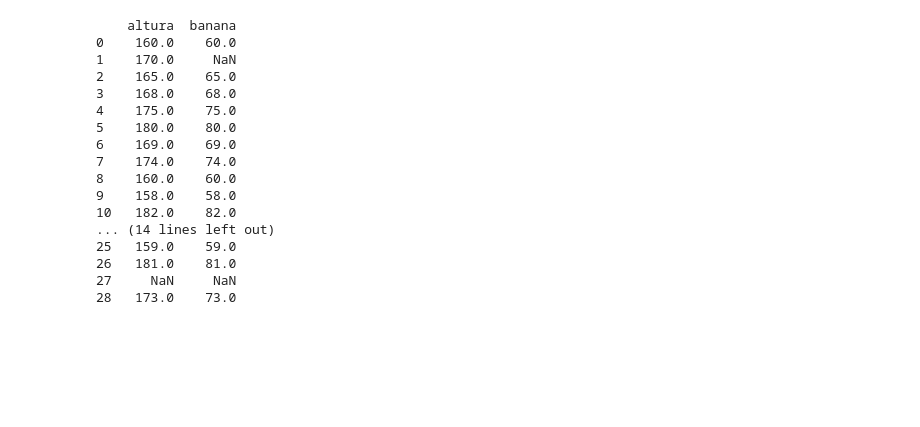
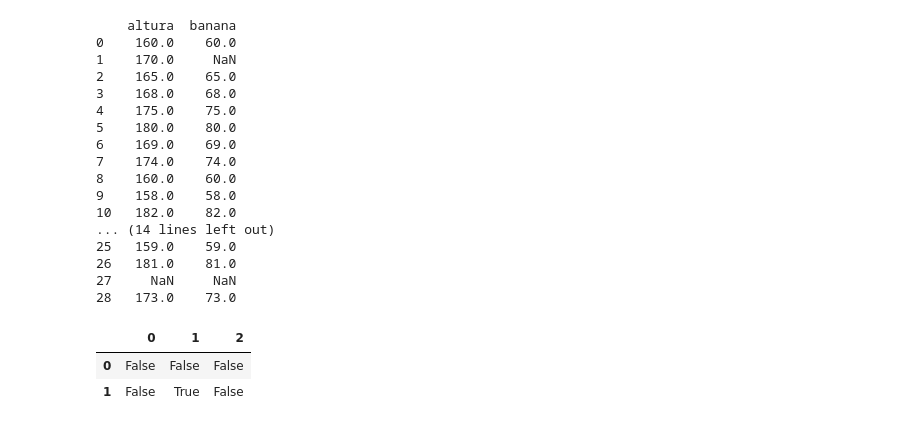
Before and after one commit to andreterceiro/python-senai-data-science-studies, a Jupyter notebook: comments.ipynb, the cells around one changed output. Cells and saved outputs as stored; diff of their text form; code cells hidden in the pictures; blank space fills up the shorter version.

Commit message:
docs: isnull() or isna()

```diff
--- a/comments.ipynb
+++ b/comments.ipynb
@@ -221,3 +221,13 @@ print(dataframe)
 26   181.0    81.0
 27     NaN     NaN
 28   173.0    73.0
+# %%
+# isnull() or isna()
+
+df = pd.DataFrame([['ant', 'bee', 'cat'], ['dog', None, 'fly']])
+df
+pd.isnull(df) #or df.isna(df)
+# %% [output]
+|  | 0 | 1 | 2 |
+| 0 | False | False | False |
+| 1 | False | True | False |
```
